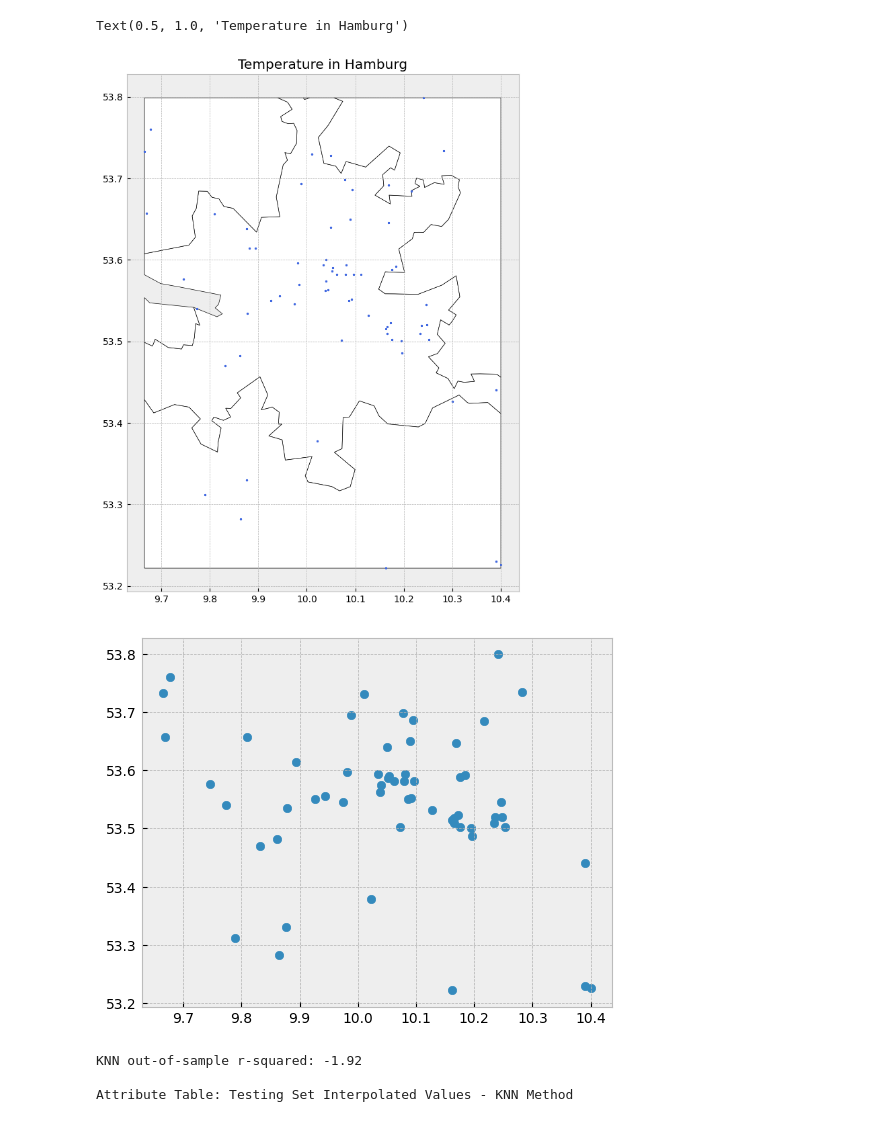
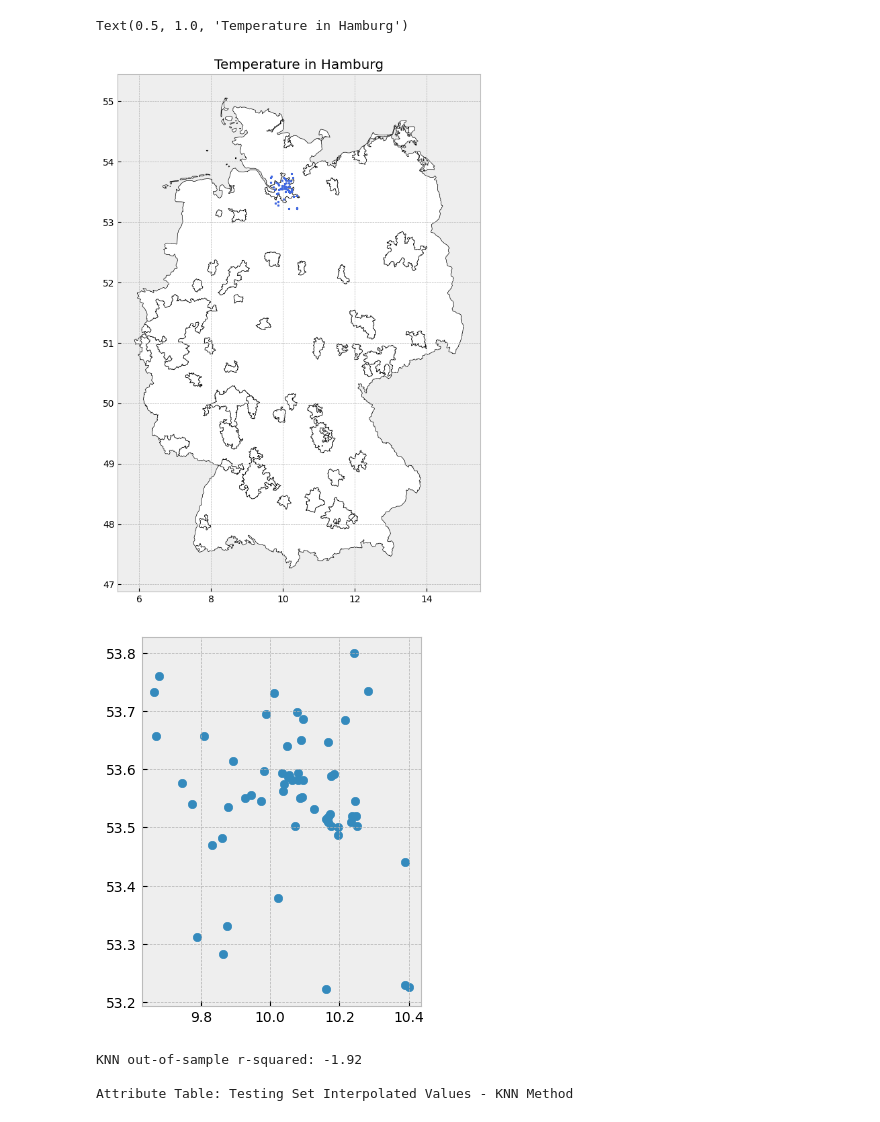
Before and after one commit to IanBuck-dev/master-thesis-data-science, a Jupyter notebook: sensor-data-ml-demo.ipynb, the cells around one changed output. Drawn from its saved outputs; the diff is of its cells as text; code cells hidden in the pictures.

```diff
--- a/sensor-data-ml-demo.ipynb
+++ b/sensor-data-ml-demo.ipynb
@@ -6,6 +6,7 @@ import numpy as np
 from math import isnan
 from collections import Counter
 import geopandas as gpd
+from geopandas import GeoDataFrame
 import matplotlib.pyplot as plt
 from shapely.geometry import Point
 from shapely.geometry import box
@@ -62,7 +63,7 @@ prep = prep[prep["Temperature"].notna()]
 coordinates = prep["Metadata.Location.coordinates"]
 proj_wgs = 4326
 
-geo_df = gpd.GeoDataFrame(prep[["Humidity", "Pressure", "Temperature", "Timestamp"]],
+geo_df = GeoDataFrame(prep[["Humidity", "Pressure", "Temperature", "Timestamp"]],
                           geometry=prep["Metadata.Location.coordinates"].apply(lambda row: Point(row[0], row[1])), crs=proj_wgs)
 # %%
 # Plot data
@@ -71,35 +72,35 @@ from geopandas.tools import sjoin
 # Hamburg boundaries
 # hamburg = gpd.read_file('./data/hamburg.shx')
 # hamburg = hamburg.to_crs(proj_wgs)
 
 # hamburg = hamburg.clip_by_rect(geo_df.total_bounds[0], geo_df.total_bounds[1], geo_df.total_bounds[2], geo_df.total_bounds[3])
 
 # basisview = gpd.read_file(
 #     './data/basisviews_bdlm_HH_EPSG_4326_2023-04-25.gpkg')
 # basisview = basisview.to_crs(proj_wgs)
 
 # basisview = basisview.clip_by_rect(geo_df.total_bounds[0], geo_df.total_bounds[1], geo_df.total_bounds[2], geo_df.total_bounds[3])
 
 ge5000 = gpd.read_file(
     './data/ge5000.utm32s.shape/ge5000/vrm/VRM5000.shp')
 ge5000 = ge5000.to_crs(proj_wgs)
 
-ge5000 = ge5000.clip_by_rect(geo_df.total_bounds[0], geo_df.total_bounds[1], geo_df.total_bounds[2], geo_df.total_bounds[3])
+# ge5000 = ge5000.clip_by_rect(geo_df.total_bounds[0], geo_df.total_bounds[1], geo_df.total_bounds[2], geo_df.total_bounds[3])
 
 
 # Create subplots
 fig, ax = plt.subplots(1, 1, figsize=(10, 10))
 plt.style.use('bmh')
 
 ge5000.plot(ax=ax, color='white', edgecolor='black')
 # hamburg.plot(ax=ax, color='white', edgecolor='black')
 geo_df.plot(ax=ax, marker='o', color='royalblue', markersize=3)
 
 
 ax.set_title('Temperature in Hamburg')
 # %% [output]
 Text(0.5, 1.0, 'Temperature in Hamburg')
-[figure, old version]
+[figure, new version]
 # %%
 # Create test dataset
 from pytz import UTC
@@ -117,7 +118,7 @@ def to_numpy_list(geo_series):
 
 def geo_df_to_train_test_sets(gdf: gpd.GeoDataFrame) :
     coords_train, coords_test, value_train, value_test = train_test_split(
-        filtered_gdf.geometry, filtered_gdf.Temperature, test_size=0.2, random_state=0)
+        gdf.geometry, gdf.Temperature, test_size=0.2, random_state=0)
 
     coords_train = to_numpy_list(coords_train)
     coords_test = to_numpy_list(coords_test)
@@ -131,7 +132,7 @@ coords_geo_train, coords_geo_test, value_geo_train, value_geo_test = geo_df_to_t
 # print(value_geo_train)
 # print(value_geo_train)
 # %% [output]
-[figure, old version]
+[figure, new version]
 # %%
 from sklearn import neighbors
 
```
Also changed, not shown: parts of 1 cell of this notebook.
